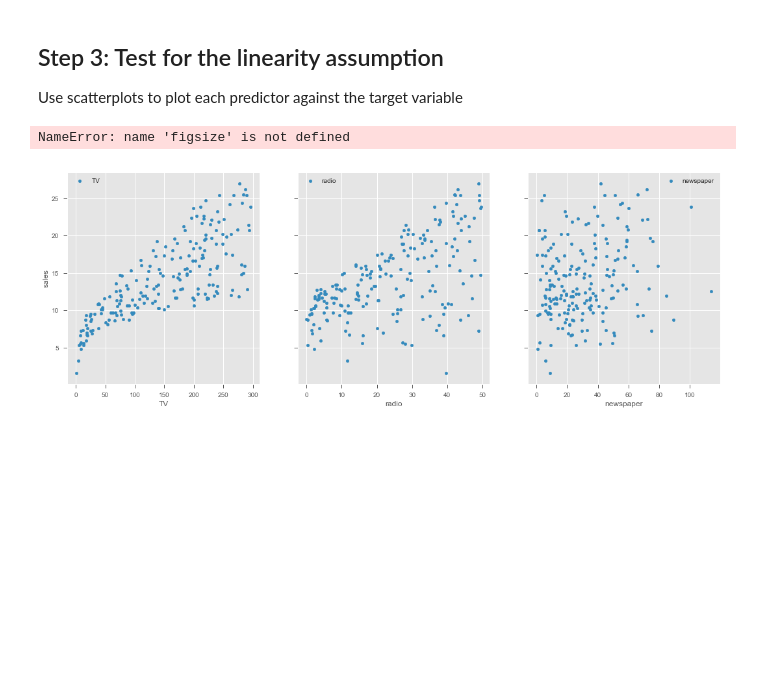
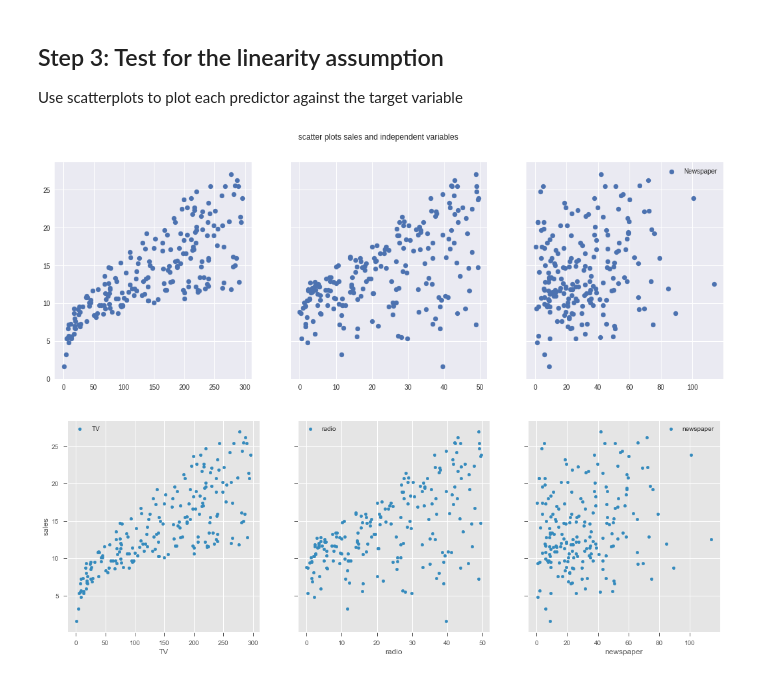
Before and after one commit to OsterMendel/dsc-ols-statsmodels-lab-nyc-ds-033020, a Jupyter notebook: index.ipynb, the cells around one changed output. Saved outputs shown, nothing was run; the diff lists cells and outputs as text; code cells hidden in the pictures; blank space fills up the shorter version.

```diff
--- a/index.ipynb
+++ b/index.ipynb
@@ -79,15 +79,15 @@ for var in df.columns:
 
 Use scatterplots to plot each predictor against the target variable
 # %%
-fig, (ax1, ax2, ax3) = plt.subplots(1, 3,figsize(18,6))
+fig, (ax1, ax2, ax3) = plt.subplots(1, 3, sharey=True, figsize=(18, 6))
 fig.suptitle('scatter plots sales and independent variables')
 ax1.scatter(df['TV'], df['sales'],label='TV')
 ax2.scatter(df['radio'], df['sales'],label='Radio')
 ax3.scatter(df['newspaper'], df['sales'],label='Newspaper')
 plt.legend();
 plt.show()
 # %% [output]
-NameError: name 'figsize' is not defined
+[figure, added]
 # %%
 # visualize the relationship between the predictors and the target using scatterplots
 
```
